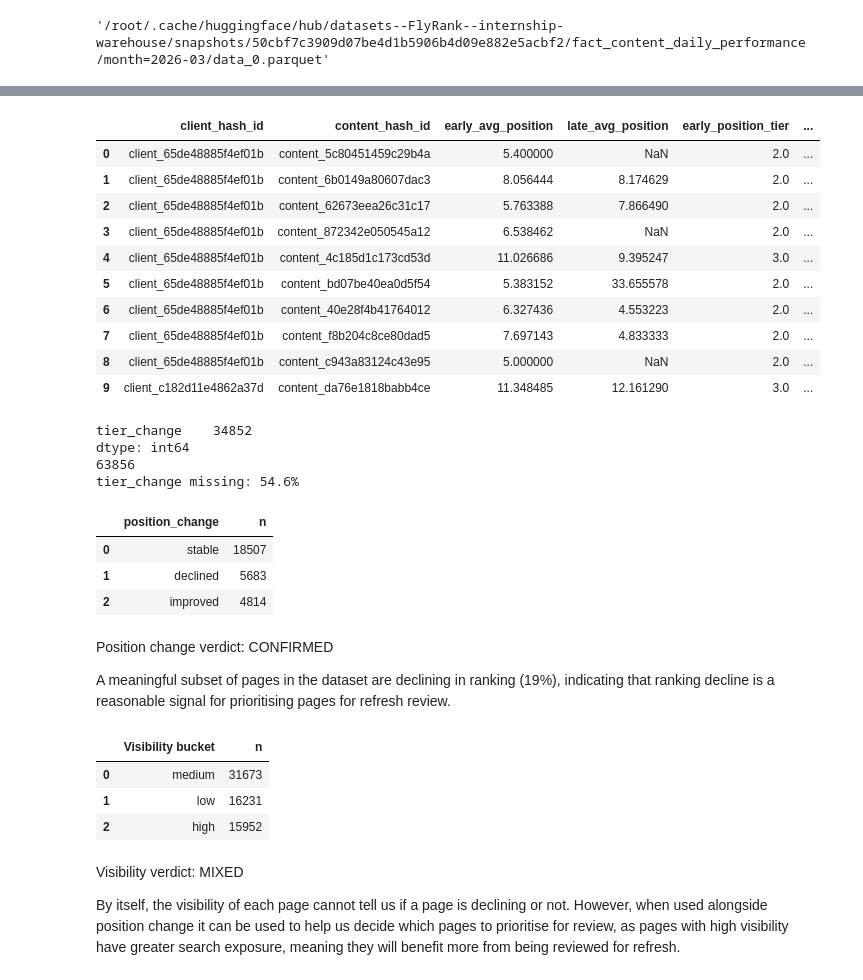
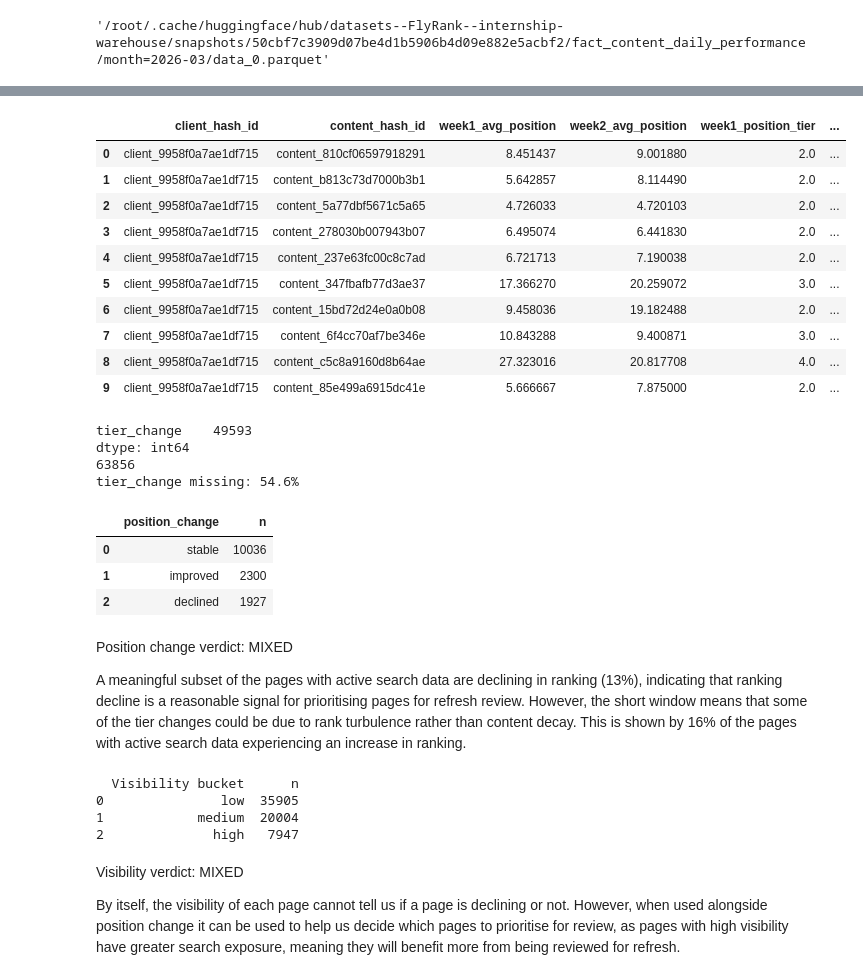
Before and after one commit to JasperOwen/flyrank-ml-internship, a Jupyter notebook: work/notebooks/w04_baseline_score.ipynb, the cells around one changed output, grey strips where cells are left out. Cells and saved outputs as stored; diff of their text form; code cells hidden in the pictures.

```diff
--- a/work/notebooks/w04_baseline_score.ipynb
+++ b/work/notebooks/w04_baseline_score.ipynb
@@ -86,46 +82,46 @@ page_performance.head()
 # %%
 import numpy as np
 import pandas as pd
 
 def position_tier(pos):
     if pd.isna(pos) or pos == 0:
       return np.nan
 
     if pos <= 3:
         return 1
     elif pos <= 10:
         return 2
     elif pos <= 20:
         return 3
     elif pos <= 50:
         return 4
     else:
         return 5
 
-page_performance["early_position_tier"] = page_performance["early_avg_position"].apply(position_tier)
-page_performance["late_position_tier"] = page_performance["late_avg_position"].apply(position_tier)
-page_performance["tier_change"] = page_performance["late_position_tier"] - page_performance["early_position_tier"]
+page_performance["week1_position_tier"] = page_performance["week1_avg_position"].apply(position_tier)
+page_performance["week2_position_tier"] = page_performance["week2_avg_position"].apply(position_tier)
+page_performance["tier_change"] = page_performance["week2_position_tier"] - page_performance["week1_position_tier"]
 
-page_performance[["client_hash_id", "content_hash_id", "early_avg_position", "late_avg_position",
-        "early_position_tier", "late_position_tier", "tier_change"]].head(10)
+page_performance[["client_hash_id", "content_hash_id", "week1_avg_position", "week2_avg_position",
+        "week1_position_tier", "week2_position_tier", "tier_change"]].head(10)
 # %% [output]
-|  | client_hash_id | content_hash_id | early_avg_position | late_avg_position | early_position_tier | ... |
-| 0 | client_65de48885f4ef01b | content_5c80451459c29b4a | 5.400000 | NaN | 2.0 | ... |
-| 1 | client_65de48885f4ef01b | content_6b0149a80607dac3 | 8.056444 | 8.174629 | 2.0 | ... |
-| 2 | client_65de48885f4ef01b | content_62673eea26c31c17 | 5.763388 | 7.866490 | 2.0 | ... |
-| 3 | client_65de48885f4ef01b | content_872342e050545a12 | 6.538462 | NaN | 2.0 | ... |
-| 4 | client_65de48885f4ef01b | content_4c185d1c173cd53d | 11.026686 | 9.395247 | 3.0 | ... |
-| 5 | client_65de48885f4ef01b | content_bd07be40ea0d5f54 | 5.383152 | 33.655578 | 2.0 | ... |
-| 6 | client_65de48885f4ef01b | content_40e28f4b41764012 | 6.327436 | 4.553223 | 2.0 | ... |
-| 7 | client_65de48885f4ef01b | content_f8b204c8ce80dad5 | 7.697143 | 4.833333 | 2.0 | ... |
-| 8 | client_65de48885f4ef01b | content_c943a83124c43e95 | 5.000000 | NaN | 2.0 | ... |
-| 9 | client_c182d11e4862a37d | content_da76e1818babb4ce | 11.348485 | 12.161290 | 3.0 | ... |
+|  | client_hash_id | content_hash_id | week1_avg_position | week2_avg_position | week1_position_tier | ... |
+| 0 | client_9958f0a7ae1df715 | content_810cf06597918291 | 8.451437 | 9.001880 | 2.0 | ... |
+| 1 | client_9958f0a7ae1df715 | content_b813c73d7000b3b1 | 5.642857 | 8.114490 | 2.0 | ... |
+| 2 | client_9958f0a7ae1df715 | content_5a77dbf5671c5a65 | 4.726033 | 4.720103 | 2.0 | ... |
+| 3 | client_9958f0a7ae1df715 | content_278030b007943b07 | 6.495074 | 6.441830 | 2.0 | ... |
+| 4 | client_9958f0a7ae1df715 | content_237e63fc00c8c7ad | 6.721713 | 7.190038 | 2.0 | ... |
+| 5 | client_9958f0a7ae1df715 | content_347fbafb77d3ae37 | 17.366270 | 20.259072 | 3.0 | ... |
+| 6 | client_9958f0a7ae1df715 | content_15bd72d24e0a0b08 | 9.458036 | 19.182488 | 2.0 | ... |
+| 7 | client_9958f0a7ae1df715 | content_6f4cc70af7be346e | 10.843288 | 9.400871 | 3.0 | ... |
+| 8 | client_9958f0a7ae1df715 | content_c5c8a9160d8b64ae | 27.323016 | 20.817708 | 4.0 | ... |
+| 9 | client_9958f0a7ae1df715 | content_85e499a6915dc41e | 5.666667 | 7.875000 | 2.0 | ... |
 # %%
 print(page_performance[["tier_change"]].isna().sum())
 print(len(page_performance))
 print(f"tier_change missing: {34852/len(page_performance):.1%}")
 # %% [output]
-tier_change    34852
+tier_change    49593
 dtype: int64
 63856
 tier_change missing: 54.6%
@@ -154,13 +150,13 @@ position_signal_table.columns = ["position_change", "n"]
 position_signal_table
 # %% [output]
 |  | position_change | n |
-| 0 | stable | 18507 |
-| 1 | declined | 5683 |
-| 2 | improved | 4814 |
+| 0 | stable | 10036 |
+| 1 | improved | 2300 |
+| 2 | declined | 1927 |
 # %% [markdown]
-Position change verdict: CONFIRMED
+Position change verdict: MIXED
 
-A meaningful subset of pages in the dataset are declining in ranking (19%), indicating that ranking decline is a reasonable signal for prioritising pages for refresh review.
+A meaningful subset of the pages with active search data are declining in ranking (13%), indicating that ranking decline is a reasonable signal for prioritising pages for refresh review. However, the short window means that some of the tier changes could be due to rank turbulence rather than content decay. This is shown by 16% of the pages with active search data experiencing an increase in ranking.
 # %%
 def visibility_bucket(change):
     if pd.isna(change):
@@ -183,12 +179,12 @@ visibility_table = (
 
 visibility_table.columns = ["Visibility bucket", "n"]
 
-visibility_table
+print(visibility_table)
 # %% [output]
-|  | Visibility bucket | n |
-| 0 | medium | 31673 |
-| 1 | low | 16231 |
-| 2 | high | 15952 |
+  Visibility bucket      n
+0               low  35905
+1            medium  20004
+2              high   7947
 # %% [markdown]
 Visibility verdict: MIXED
 
```
Also changed, not shown: parts of 13 cells of this notebook.
